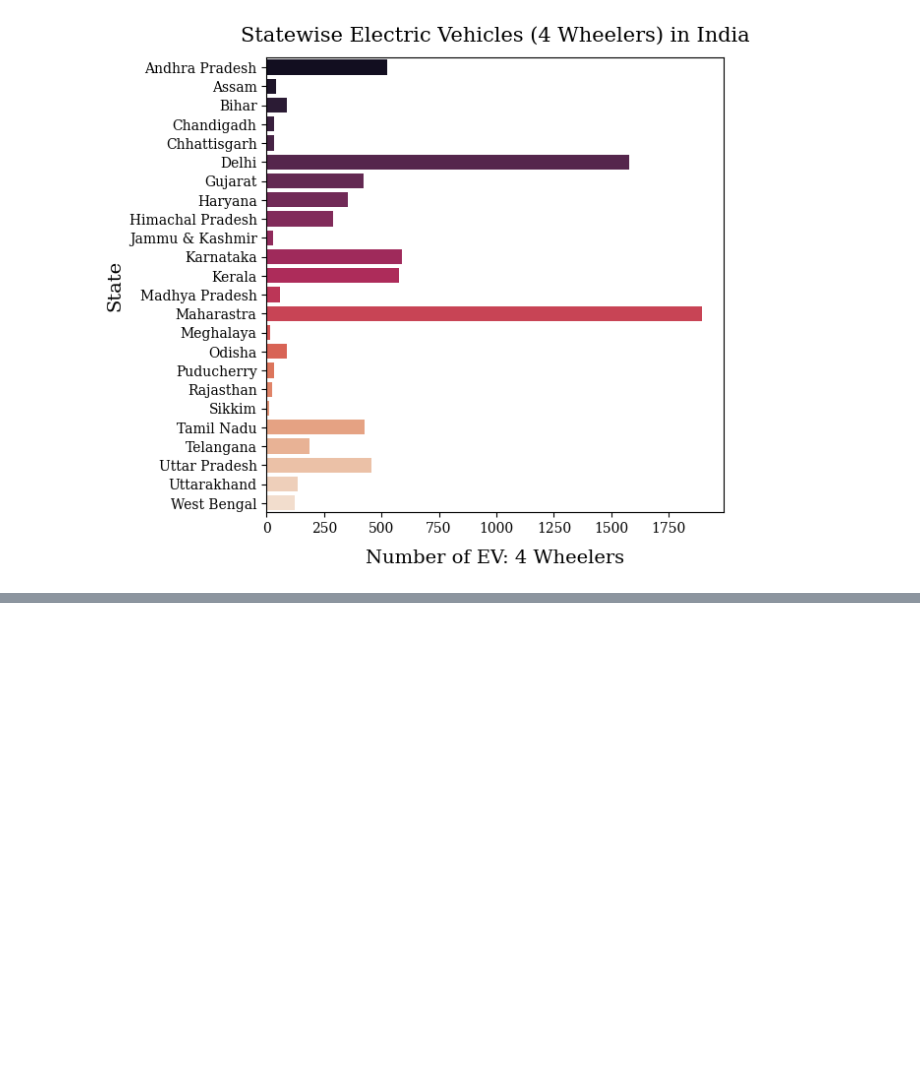
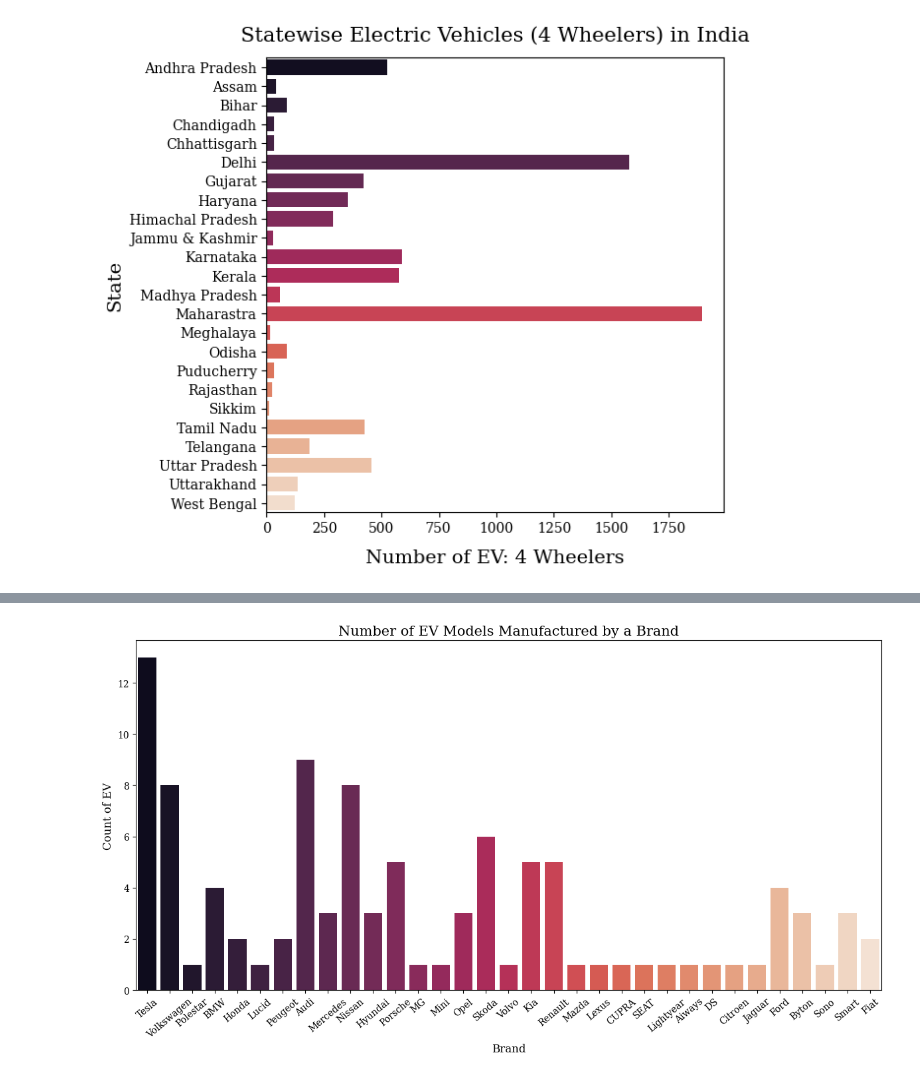
Before and after one commit to HereticInquisitor/EV-segmentation, a Jupyter notebook: test.ipynb, the cells around one changed output, grey strips where cells are left out. Cells and saved outputs as stored; diff of their text form; code cells hidden in the pictures; blank space fills up the shorter version.

```diff
--- a/test.ipynb
+++ b/test.ipynb
@@ -190,0 +214,12 @@ plt.show()
+# %%
+sns.catplot(data=df3, x='Brand', kind='count', palette='rocket', height=6, aspect=2)
+sns.despine(right=False, top=False)
+plt.tick_params(axis='x', rotation=40)
+plt.xlabel('Brand',family='serif', size=12)
+plt.ylabel('Count of EV', family='serif', size=12)
+plt.xticks(family='serif')
+plt.yticks(family='serif')
+plt.title('Number of EV Models Manufactured by a Brand', family='serif', size=15)
+plt.show()
+# %% [output]
+[figure, added]
```
Also changed, not shown: parts of 33 cells of this notebook.
